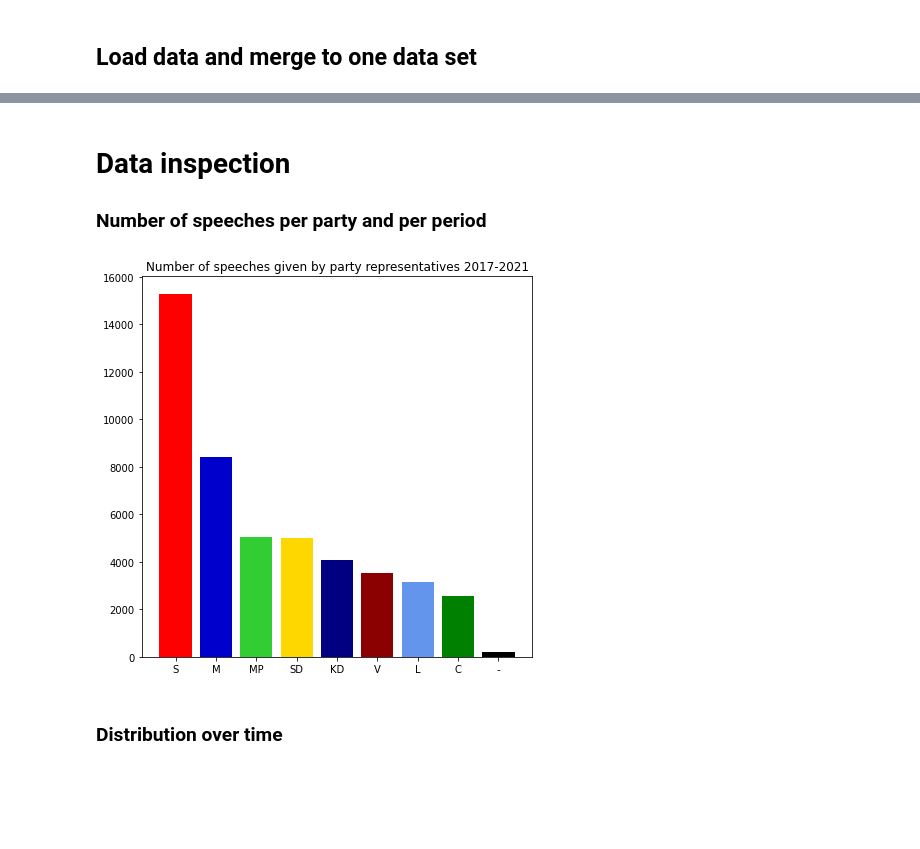
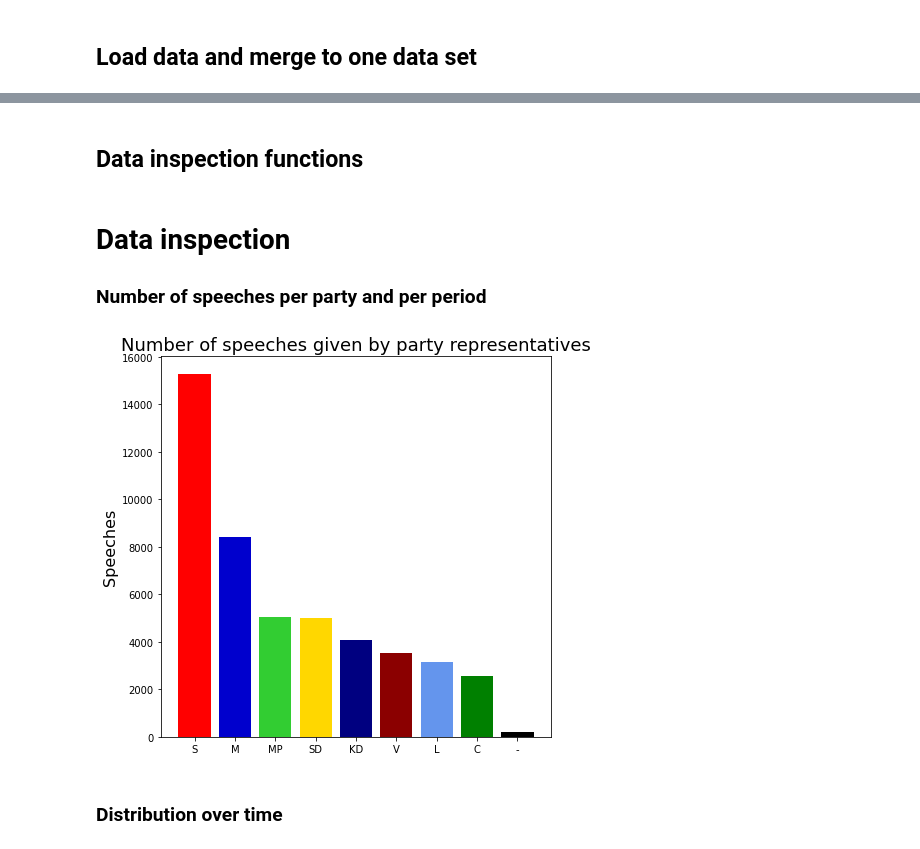
Before and after one commit to joel-n/svpol-topic-analysis, a Jupyter notebook: topic_analysis.ipynb, the cells around one changed output, grey strips where cells are left out. Saved outputs shown, nothing was run; the diff lists cells and outputs as text; code cells hidden in the pictures; blank space fills up the shorter version.

```diff
--- a/topic_analysis.ipynb
+++ b/topic_analysis.ipynb
@@ -46,17 +46,49 @@ color_dict = dict(zip(parties, party_color))
 # Select only the political speeches (exclude His Majesty the King,
 # the Speaker, and the role of the most senior senator)
 speeches = speeches[speeches.parti.isin(parties)]
+# %% [markdown]
+## Data inspection functions
+# %%
+def plot_speeches_per_party(df_speeches):
+    plt.figure(figsize=(7,7))
+    plt.bar(parties, df_speeches.parti.value_counts(), color = party_color)
+    plt.title('Number of speeches given by party representatives', fontsize=18)
+    plt.ylabel('Speeches', fontsize=16)
+    plt.show()
+
+def plot_speech_lengths(speeches_df):
+    speech_lengths = []
+    for sp in speeches_df.anforandetext.values:
+        speech_lengths.append(len(sp.split(' ')))
+
+    plt.figure(figsize=(7,7))
+    plt.hist(speech_lengths, bins=200)
+    plt.xlabel('Number of words (tokens)', fontsize=16)
+    plt.ylabel('Speeches', fontsize=16)
+    plt.show()
+
+def get_month(time_str):
+    # Takes a string 'yyyy-mm-dd xx:xx:xx' and returns 'yyyy-mm'
+    time = time_str.split('-')
+    month = '-'.join(time[0:2])
+    return month
+
+def plot_speech_dates(speeches_df):
+    dates = list(map(get_month, speeches_df.dok_datum.to_list()))
+    unique, counts = np.unique(dates, return_counts=True)
+
+    plt.figure(figsize=(8,8))
+    plt.barh(unique, counts, color='orange')
+    plt.title('Number of speeches given in each month', fontsize=18)
+    plt.show()
 # %% [markdown]
 # Data inspection
 
 ### Number of speeches per party and per period
 # %%
-plt.figure(figsize=(7,7))
-plt.bar(parties, speeches.parti.value_counts(), color = party_color)
-plt.title('Number of speeches given by party representatives 2017-2021')
-plt.show()
+plot_speeches_per_party(speeches)
 # %% [output]
-[figure, old version]
+[figure, new version]
 # %% [markdown]
 ### Distribution over time
 # %%
```
Also changed, not shown: parts of 112 cells of this notebook.
